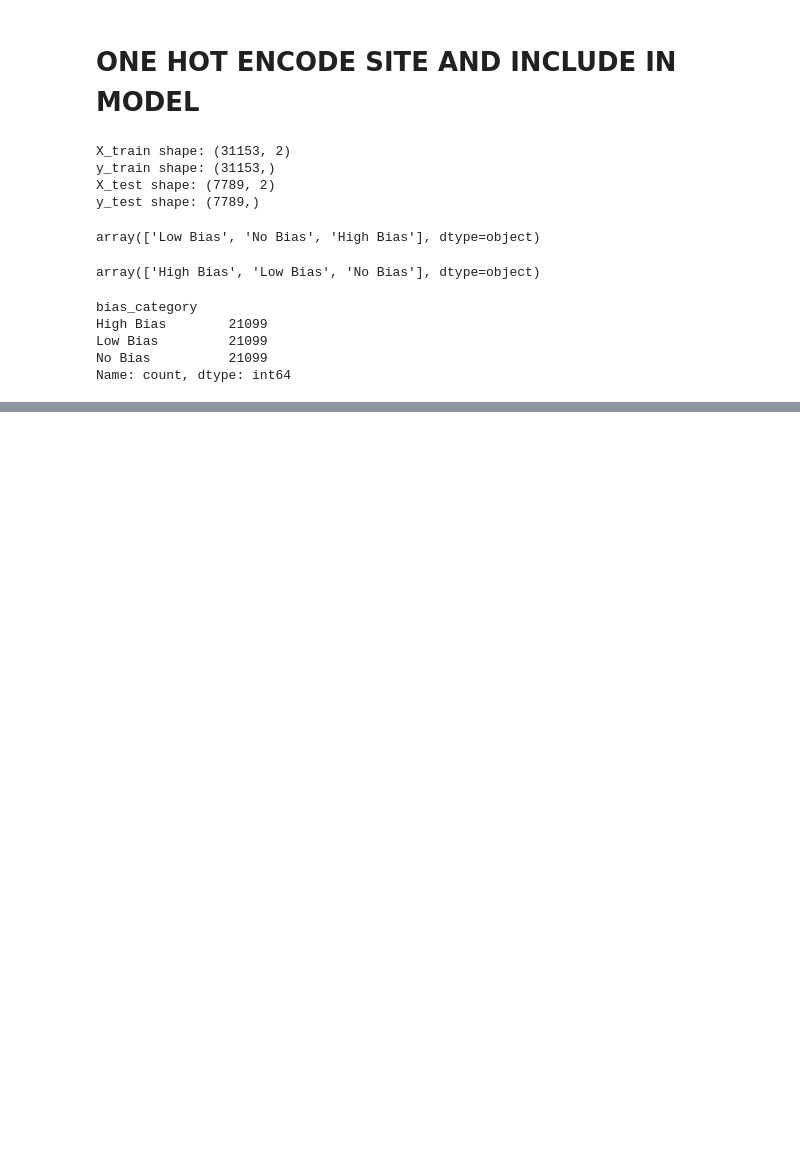
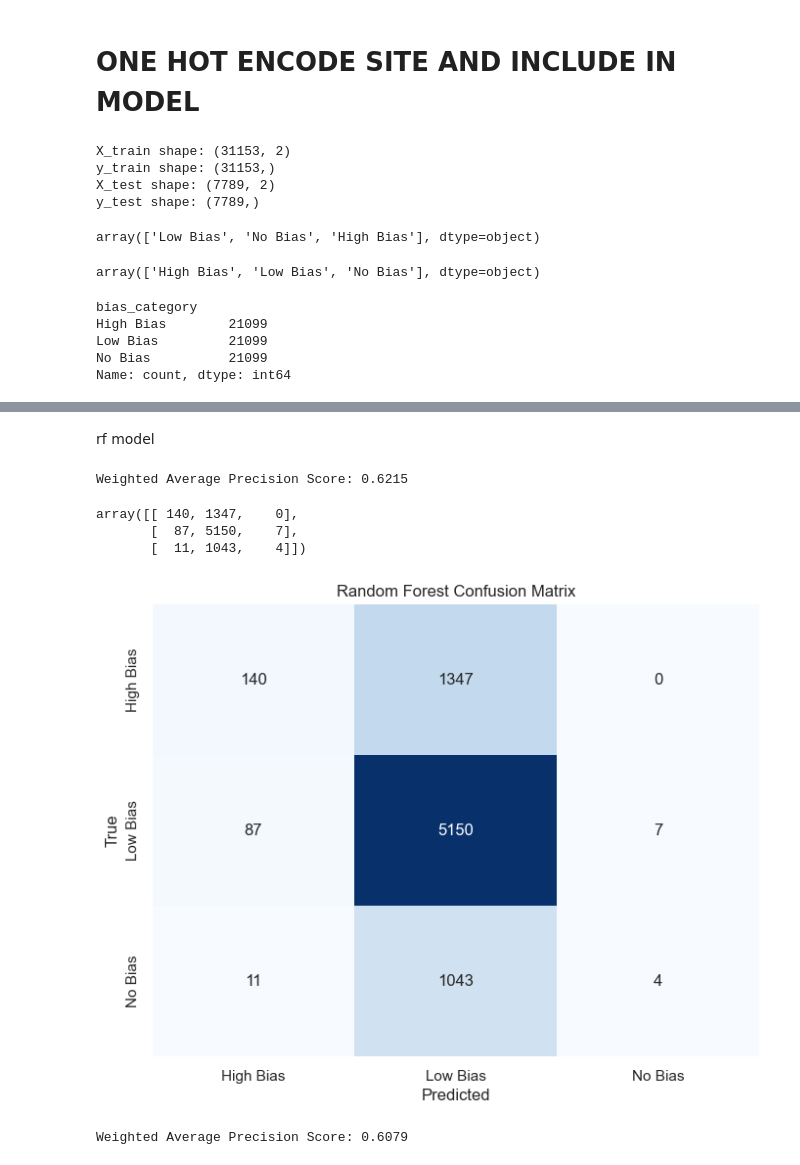
Before and after one commit to madelinebirch/Bias_Classification_for_Headline_Objectivity, a Jupyter notebook: can she do it?.ipynb, the cells around one changed output, grey strips where cells are left out. Cells and saved outputs as stored; diff of their text form; code cells hidden in the pictures; blank space fills up the shorter version.

```diff
--- a/can she do it?.ipynb
+++ b/can she do it?.ipynb
@@ -1287,0 +812,20 @@ from scikeras.wrappers import KerasClassifier
+# %% [markdown]
+rf model
+# %%
+# Specify the desired number of trees, for example, 50
+num_trees = 50
+
+# Create an instance of RandomForestClassifier with the specified number of trees
+rf_model = RandomForestClassifier(n_estimators=num_trees, random_state=42)
+
+# Train the model on the training data
+rf_model.fit(X_train_array, y_train)
+# %%
+# Make predictions on the test set
+rf_y_pred = rf_model.predict(X_test_array)
+
+# Calculate the weighted-average precision score
+rf_weighted_precision = precision_score(y_test, rf_y_pred, average='weighted')
+print(f'Weighted Average Precision Score: {rf_weighted_precision:.4f}')
+# %% [output]
+Weighted Average Precision Score: 0.6215
@@ -1287,0 +838,21 @@ from scikeras.wrappers import KerasClassifier
+# %%
+# Get unique classes from y_test
+unique_classes = np.unique(y_test)
+
+# Generate confusion matrix
+rf_cm = confusion_matrix(y_test, rf_y_pred)
+rf_cm
+# %% [output]
+array([[ 140, 1347,    0],
+       [  87, 5150,    7],
+       [  11, 1043,    4]])
+# %%
+plt.figure(figsize=(8, 6))
+sns.heatmap(rf_cm, annot=True, fmt='d', cmap='Blues', cbar=False,
+            xticklabels=unique_classes, yticklabels=unique_classes)
+plt.xlabel('Predicted')
+plt.ylabel('True')
+plt.title('Random Forest Confusion Matrix')
+plt.show()
+# %% [output]
+[figure, added]
@@ -1287,0 +870,6 @@ from scikeras.wrappers import KerasClassifier
+# %%
+# Calculate the weighted-average precision score
+svm_weighted_precision = precision_score(y_test, y_pred_svm, average='weighted')
+print(f'Weighted Average Precision Score: {svm_weighted_precision:.4f}')
+# %% [output]
+Weighted Average Precision Score: 0.6079
```
Also changed, not shown: parts of 48 cells of this notebook, 2 other files.
